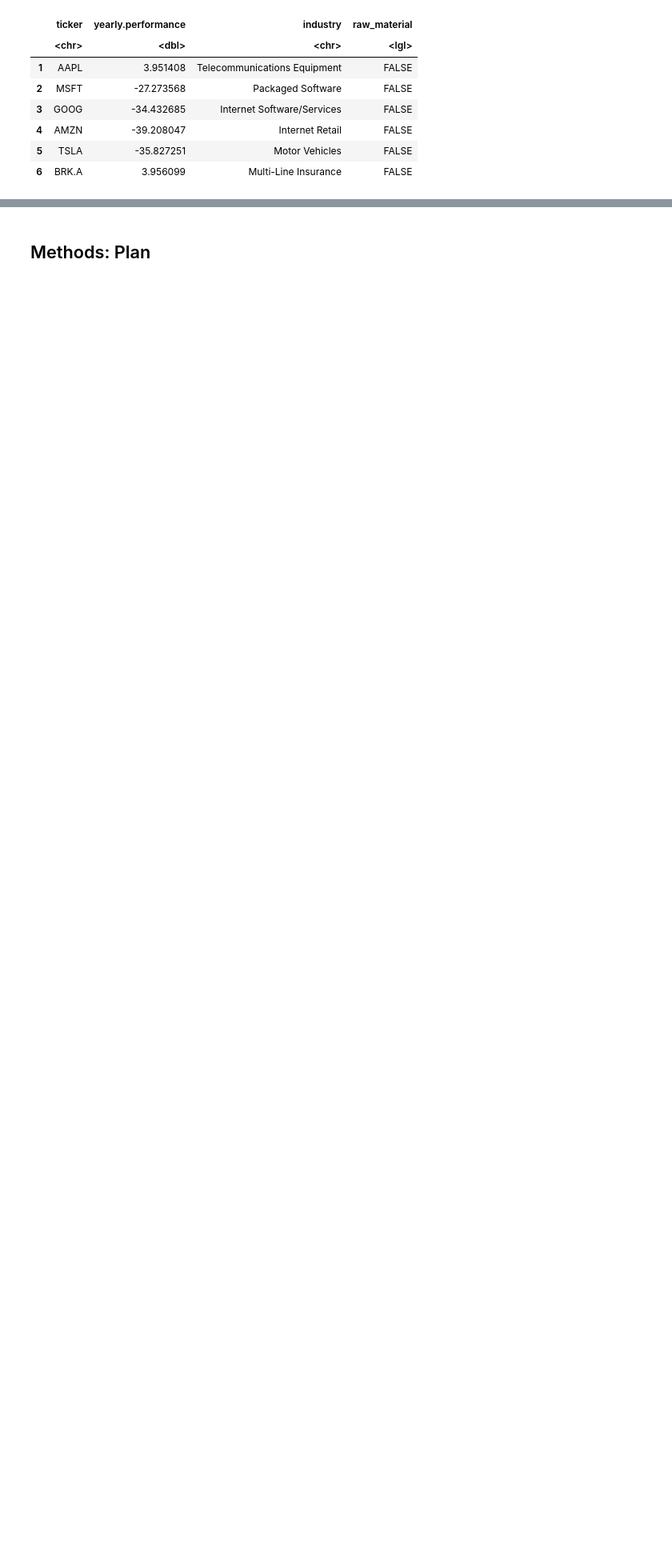
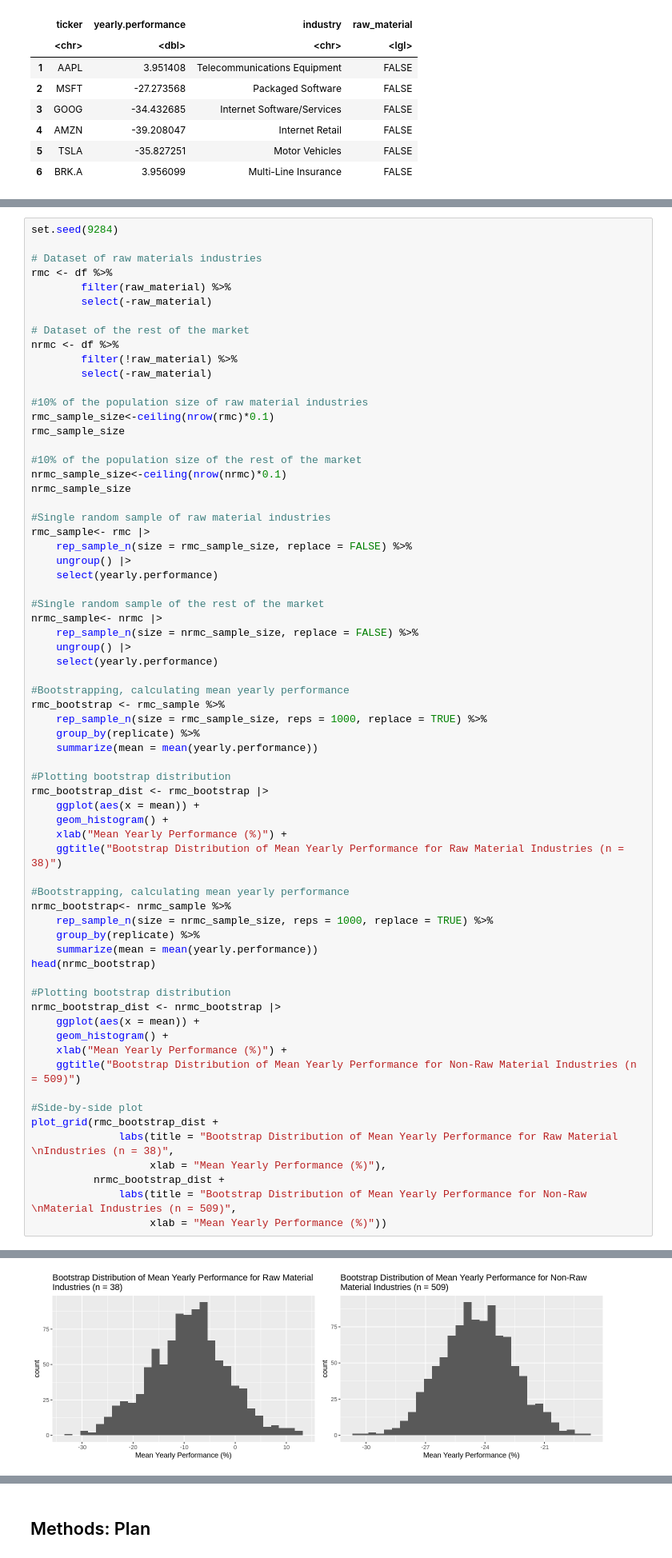
Before and after one commit to lanchiphamm/Stock_Market_Analysis, a Jupyter notebook: group_6.ipynb, the cells around one changed output, grey strips where cells are left out. Shown at 80% size. Saved outputs shown, nothing was run; the diff lists cells and outputs as text; blank space fills up the shorter version.

```diff
--- a/group_6.ipynb
+++ b/group_6.ipynb
@@ -134,0 +104,68 @@ A data.frame: 6 × 3
+# %%
+set.seed(9284)
+
+# Dataset of raw materials industries
+rmc <- df %>%
+        filter(raw_material) %>%
+        select(-raw_material)
+
+# Dataset of the rest of the market
+nrmc <- df %>%
+        filter(!raw_material) %>%
+        select(-raw_material)
+
+#10% of the population size of raw material industries
+rmc_sample_size<-ceiling(nrow(rmc)*0.1)
+rmc_sample_size
+
+#10% of the population size of the rest of the market
+nrmc_sample_size<-ceiling(nrow(nrmc)*0.1)
+nrmc_sample_size
+
+#Single random sample of raw material industries
+rmc_sample<- rmc |>
+    rep_sample_n(size = rmc_sample_size, replace = FALSE) %>%
+    ungroup() |>
+    select(yearly.performance)
+
+#Single random sample of the rest of the market
+nrmc_sample<- nrmc |>
+    rep_sample_n(size = nrmc_sample_size, replace = FALSE) %>%
+    ungroup() |>
+    select(yearly.performance)
+
+#Bootstrapping, calculating mean yearly performance
+rmc_bootstrap <- rmc_sample %>%
+    rep_sample_n(size = rmc_sample_size, reps = 1000, replace = TRUE) %>%
+    group_by(replicate) %>%
+    summarize(mean = mean(yearly.performance))
+
+#Plotting bootstrap distribution
+rmc_bootstrap_dist <- rmc_bootstrap |>
+    ggplot(aes(x = mean)) +
+    geom_histogram() +
+    xlab("Mean Yearly Performance (%)") +
+    ggtitle("Bootstrap Distribution of Mean Yearly Performance for Raw Material Industries (n = 38)")
+
+#Bootstrapping, calculating mean yearly performance
+nrmc_bootstrap<- nrmc_sample %>%
+    rep_sample_n(size = nrmc_sample_size, reps = 1000, replace = TRUE) %>%
+    group_by(replicate) %>%
+    summarize(mean = mean(yearly.performance))
+head(nrmc_bootstrap)
+
+#Plotting bootstrap distribution
+nrmc_bootstrap_dist <- nrmc_bootstrap |>
+    ggplot(aes(x = mean)) +
+    geom_histogram() +
+    xlab("Mean Yearly Performance (%)") +
+    ggtitle("Bootstrap Distribution of Mean Yearly Performance for Non-Raw Material Industries (n = 509)")
+
+#Side-by-side plot
+plot_grid(rmc_bootstrap_dist +
+              labs(title = "Bootstrap Distribution of Mean Yearly Performance for Raw Material \nIndustries (n = 38)",
+                   xlab = "Mean Yearly Performance (%)"),
+          nrmc_bootstrap_dist +
+              labs(title = "Bootstrap Distribution of Mean Yearly Performance for Non-Raw \nMaterial Industries (n = 509)",
+                   xlab = "Mean Yearly Performance (%)"))
+# %% [output]
@@ -135,2 +186,3 @@ A data.frame: 6 × 3
+[figure, added]
 # %%
 options(repr.plot.width = 10, repr.plot.height = 8)
```
Also changed, not shown: parts of 8 cells of this notebook.
